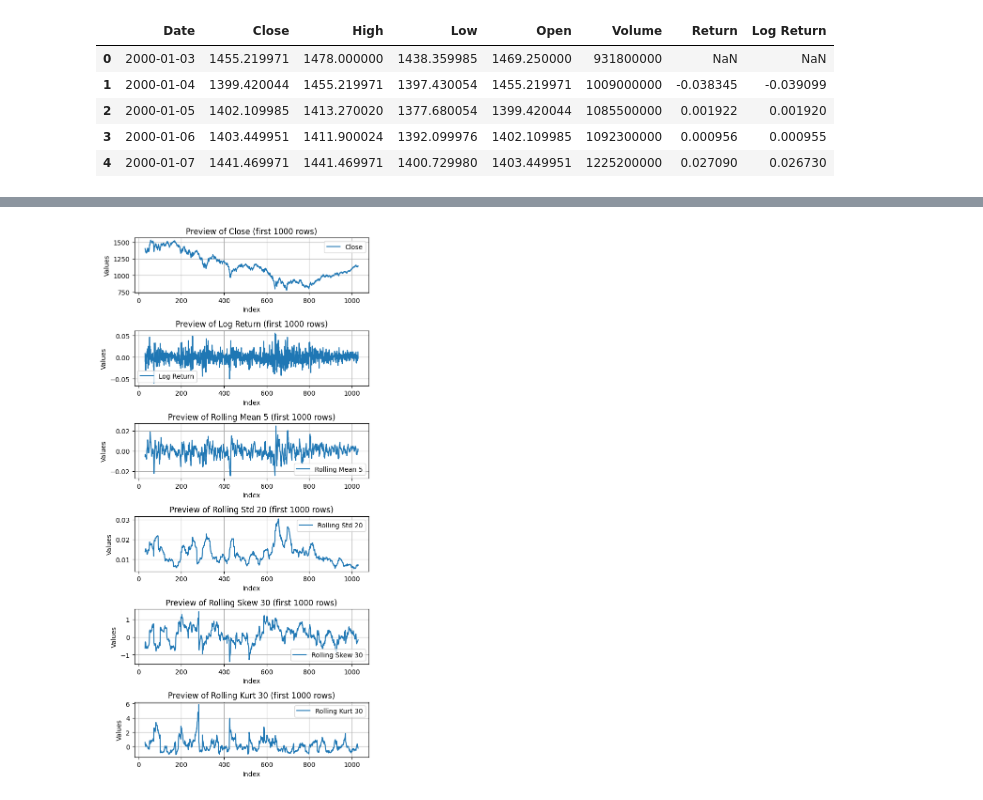
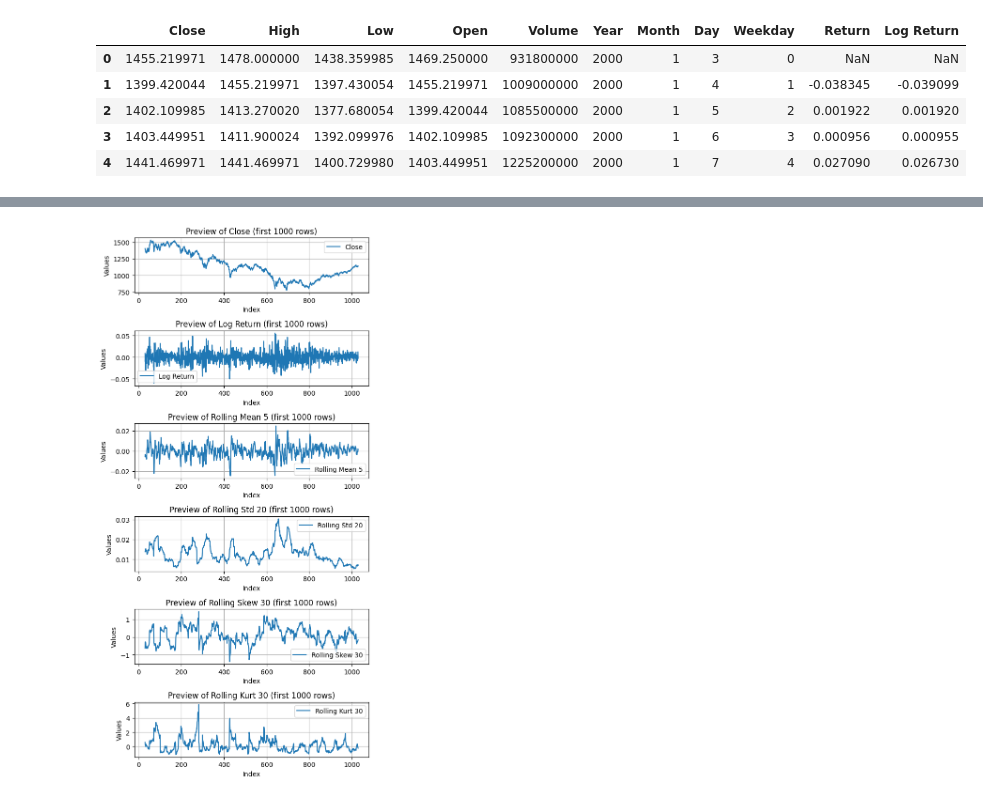
Before and after one commit to hmezer/backtest-machine, a Jupyter notebook: scripts/q2.ipynb, the cells around one changed output, grey strips where cells are left out. Drawn from its saved outputs; the diff is of its cells as text; code cells hidden in the pictures.

```diff
--- a/scripts/q2.ipynb
+++ b/scripts/q2.ipynb
@@ -5,21 +5,32 @@ import numpy as np
 import matplotlib.pyplot as plt
 # %%
 df = pd.read_csv("../data/spx_data.csv", index_col=0)
+
+# Convert Date column into three separate columns: Year, Month, Day
+df['Date'] = pd.to_datetime(df['Date'])
+df['Year'] = df['Date'].dt.year
+df['Month'] = df['Date'].dt.month
+df['Day'] = df['Date'].dt.day
+# Also indicate the weekday as number
+df['Weekday'] = df['Date'].dt.weekday
+
+# remove the original Date column
+df.drop(columns=['Date'], inplace=True)
 
 # Daily return
 df['Return'] = df['Close'].pct_change()
 
 # Log return
 df['Log Return'] = np.log(df['Close'] / df['Close'].shift(1))
 
 df.head()
 # %% [output]
-|  | Date | Close | High | Low | Open | Volume | Return | Log Return |
-| 0 | 2000-01-03 | 1455.219971 | 1478.000000 | 1438.359985 | 1469.250000 | 931800000 | NaN | NaN |
-| 1 | 2000-01-04 | 1399.420044 | 1455.219971 | 1397.430054 | 1455.219971 | 1009000000 | -0.038345 | -0.039099 |
-| 2 | 2000-01-05 | 1402.109985 | 1413.270020 | 1377.680054 | 1399.420044 | 1085500000 | 0.001922 | 0.001920 |
-| 3 | 2000-01-06 | 1403.449951 | 1411.900024 | 1392.099976 | 1402.109985 | 1092300000 | 0.000956 | 0.000955 |
-| 4 | 2000-01-07 | 1441.469971 | 1441.469971 | 1400.729980 | 1403.449951 | 1225200000 | 0.027090 | 0.026730 |
+|  | Close | High | Low | Open | Volume | Year | Month | Day | Weekday | Return | Log Return |
+| 0 | 1455.219971 | 1478.000000 | 1438.359985 | 1469.250000 | 931800000 | 2000 | 1 | 3 | 0 | NaN | NaN |
+| 1 | 1399.420044 | 1455.219971 | 1397.430054 | 1455.219971 | 1009000000 | 2000 | 1 | 4 | 1 | -0.038345 | -0.039099 |
+| 2 | 1402.109985 | 1413.270020 | 1377.680054 | 1399.420044 | 1085500000 | 2000 | 1 | 5 | 2 | 0.001922 | 0.001920 |
+| 3 | 1403.449951 | 1411.900024 | 1392.099976 | 1402.109985 | 1092300000 | 2000 | 1 | 6 | 3 | 0.000956 | 0.000955 |
+| 4 | 1441.469971 | 1441.469971 | 1400.729980 | 1403.449951 | 1225200000 | 2000 | 1 | 7 | 4 | 0.027090 | 0.026730 |
 # %%
 # Lagged returns
 df['Log Return Lag-1'] = df['Log Return'].shift(1)
```
Also changed, not shown: parts of 4 cells of this notebook, 2 other files.
